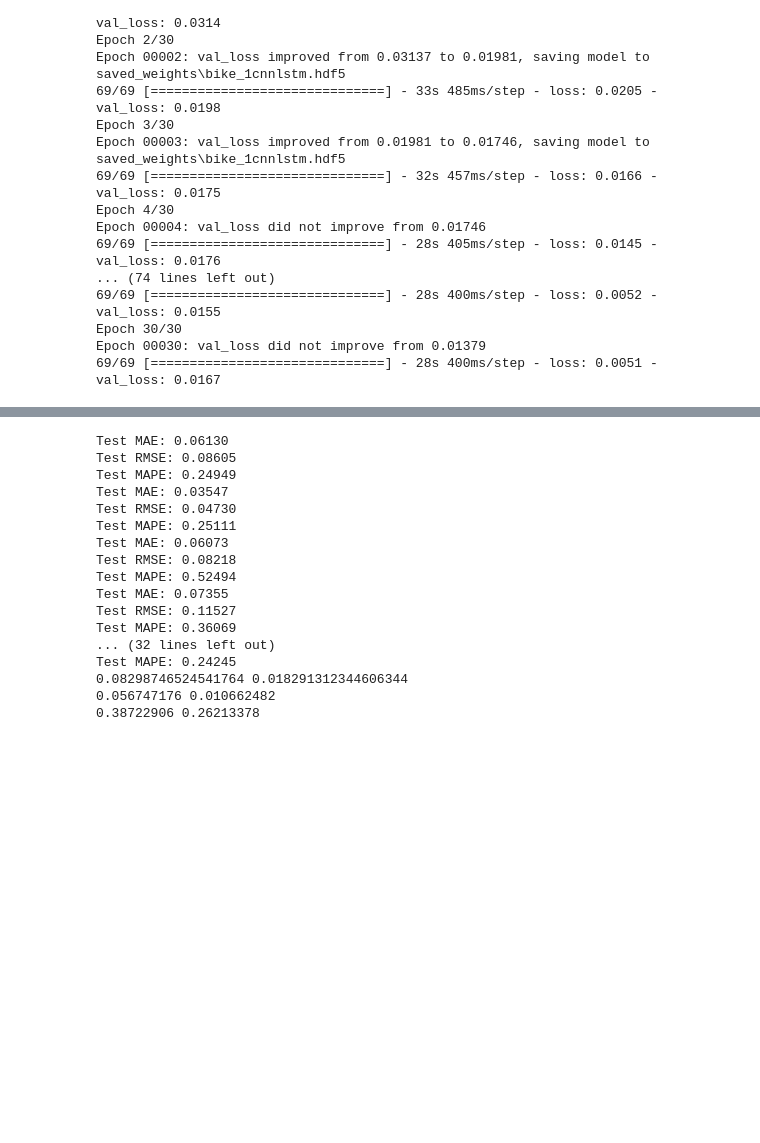
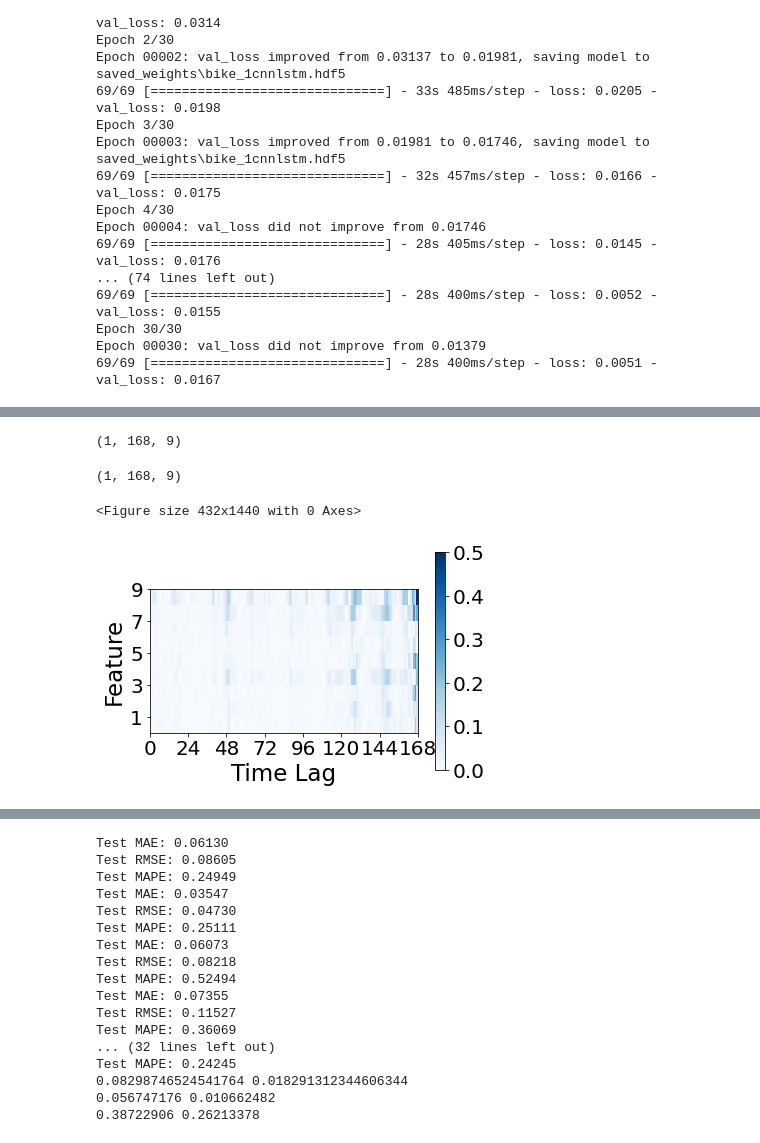
Before and after one commit to ikwak2/hj19_timeseries, a Jupyter notebook: bike_pm2.5/bike_multistep.ipynb, the cells around one changed output, grey strips where cells are left out. Cells and saved outputs as stored; diff of their text form; code cells hidden in the pictures; blank space fills up the shorter version.

```diff
--- a/bike_pm2.5/bike_multistep.ipynb
+++ b/bike_pm2.5/bike_multistep.ipynb
@@ -412,0 +446,49 @@ np.set_printoptions(False)
+# %%
+import matplotlib.pyplot as plt
+import numpy as np
+
+X_test=testX
+
+grad_weight = gradient_weight(X_test[id_], model)
+
+grad_weight_abs = abs(grad_weight)
+
+grad_weight_abs_z = (grad_weight_abs-(np.min(grad_weight_abs)))/(np.max(grad_weight_abs)-(np.min(grad_weight_abs)))
+#grad_weight=grad_weight.reshape(48,4)
+
+print(grad_weight_abs_z.shape)
+plt.figure(figsize=(6,20))
+
+#plt.plot(X_test[8], 'k')
+a=grad_weight_abs_z.numpy()
+a=a.reshape(168,9)
+a=a.transpose()
+
+#print(a)
+fig, ax = plt.subplots(1,1)
+
+extent = [0 , 168, 0 , 9]
+y_label_list = [1,3,5,7,9]
+x_label_list = [0,24,48,72,96,120,144,168]
+ax.set_xticks([0,24,48,72,96,120,144,168])
+
+ax.set_yticks([10,30,50,70,90])
+
+ax.set_xticklabels(x_label_list)
+ax.set_yticklabels(y_label_list)
+
+ax.set_xticklabels(x_label_list)
+ax.set_yticklabels(y_label_list)
+ax.set_ylabel('Feature')
+ax.set_xlabel('Time Lag')
+
+plt.imshow(a,extent = [0 , 168, 0 , 90], vmin=0, vmax=0.5, cmap="Blues", interpolation='nearest')
+plt.colorbar()
+
+plt.savefig('png/bike_feature importance_cnn-lstm.png')
+(1, 168, 9)
+# %% [output]
+(1, 168, 9)
+(1, 168, 9)
+<Figure size 432x1440 with 0 Axes>
+[figure, added]
```
Also changed, not shown: parts of 16 cells of this notebook, 19 other files.
